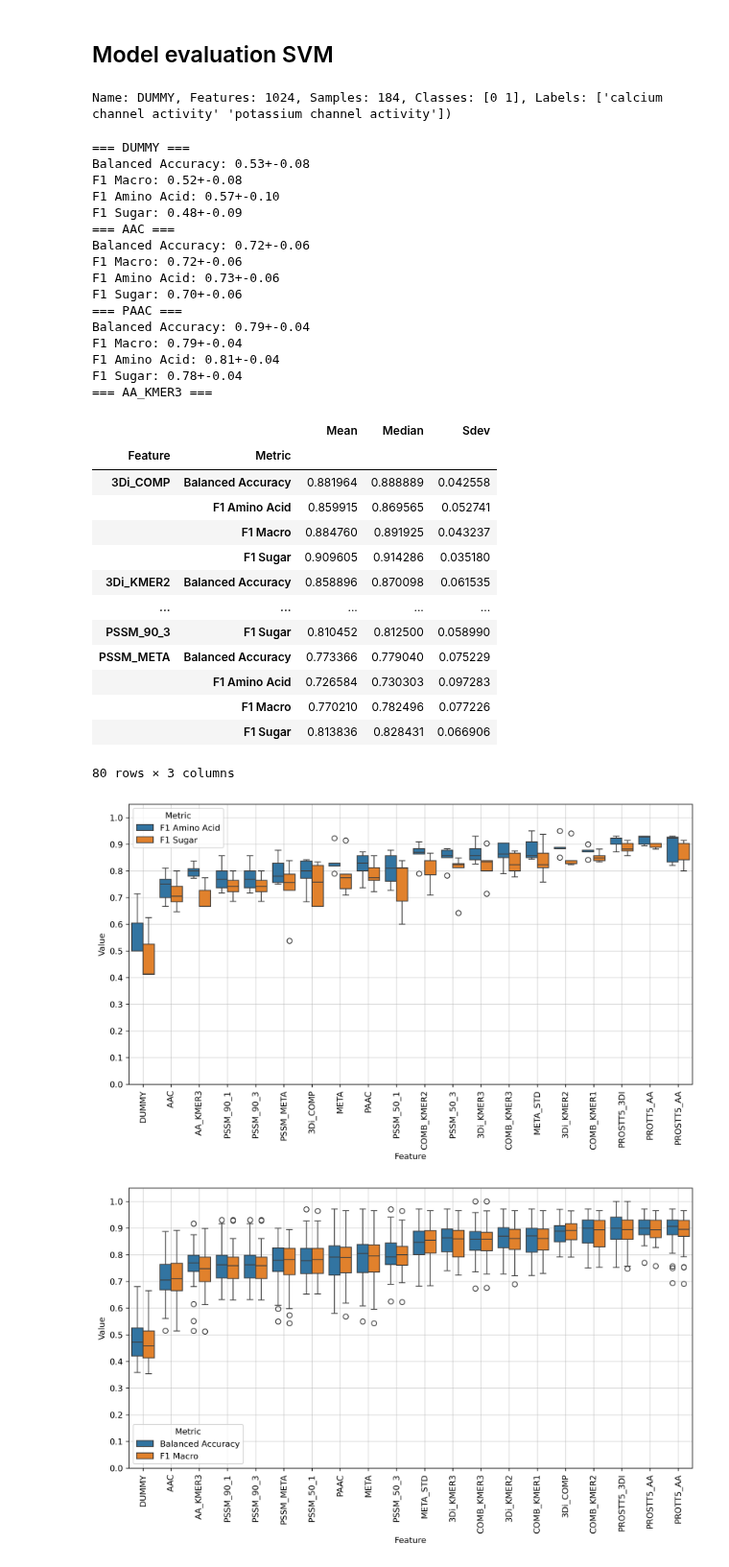
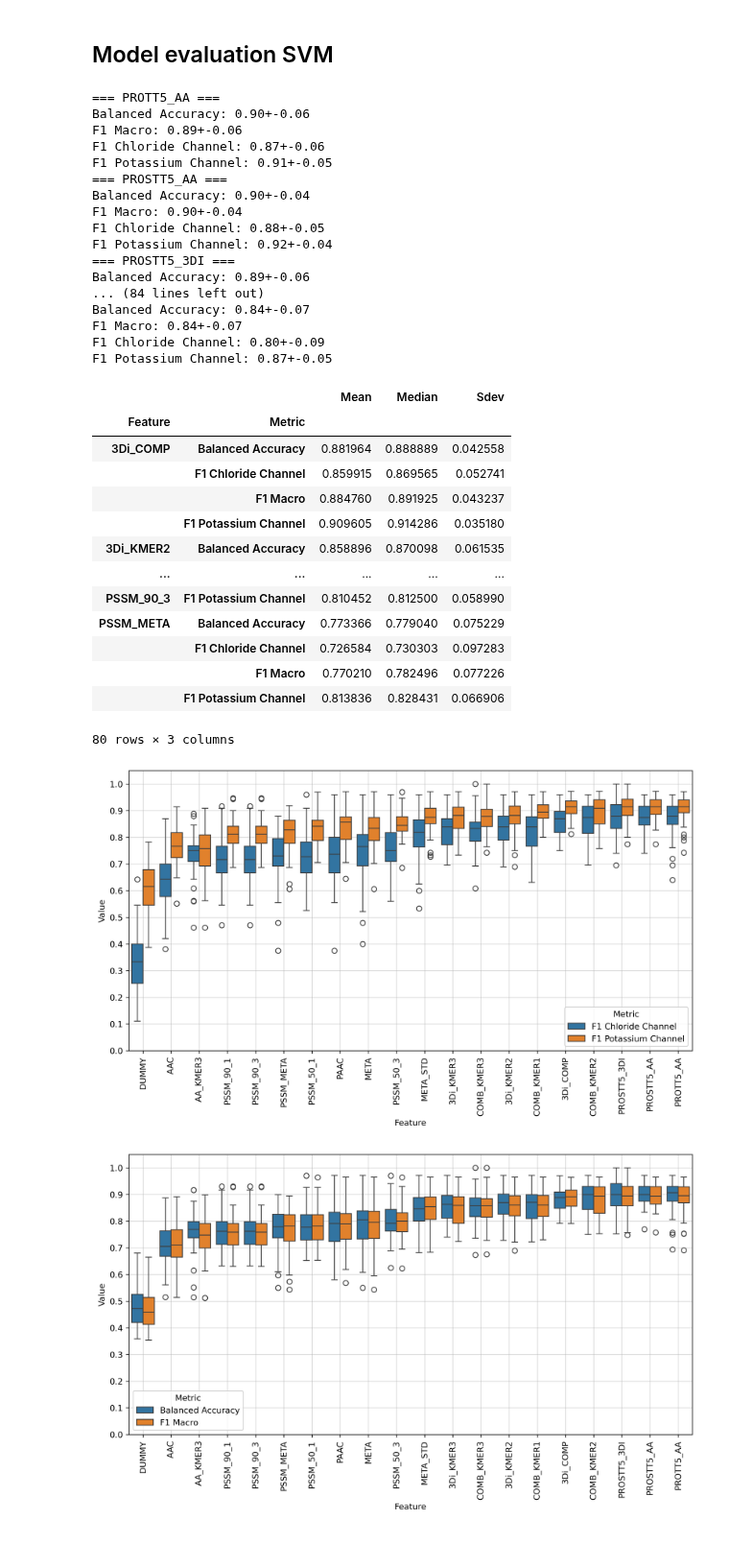
Before and after one commit to adenger/subpred_dl, a Jupyter notebook: notebooks/svm_human_chloridepotassium.ipynb, the cells around one changed output. Shown at 96% size. Drawn from its saved outputs; the diff is of its cells as text; code cells hidden in the pictures.

```diff
--- a/notebooks/svm_human_chloridepotassium.ipynb
+++ b/notebooks/svm_human_chloridepotassium.ipynb
@@ -203,10 +193,10 @@ outlier_check(dataset_full=dataset_organism,ml_datasets=ml_datasets, threshold=0
 | Uniprot |  |  |  |
 # %% [markdown]
 ## Model evaluation SVM
-# %%
-ml_datasets[0]
-# %% [output]
-Name: DUMMY, Features: 1024, Samples: 184, Classes: [0 1], Labels: ['calcium channel activity' 'potassium channel activity'])
+# %%
+ml_datasets = [ml_dataset for ml_dataset in ml_datasets if "T5" in ml_dataset.name] + [
+    ml_dataset for ml_dataset in ml_datasets if "T5" not in ml_dataset.name
+]
 # %%
 from subpred.evaluation import get_svm_results, plot_results_long, summarize_results_long
 from sklearn.metrics import f1_score, make_scorer
@@ -234,48 +224,49 @@ df_results_long = get_svm_results(
     scoring_outer=scoring_outer,
 )
 # %% [output]
-=== DUMMY ===
-Balanced Accuracy: 0.53+-0.08
-F1 Macro: 0.52+-0.08
-F1 Amino Acid: 0.57+-0.10
-F1 Sugar: 0.48+-0.09
-=== AAC ===
-Balanced Accuracy: 0.72+-0.06
-F1 Macro: 0.72+-0.06
-F1 Amino Acid: 0.73+-0.06
-F1 Sugar: 0.70+-0.06
-=== PAAC ===
-Balanced Accuracy: 0.79+-0.04
-F1 Macro: 0.79+-0.04
-F1 Amino Acid: 0.81+-0.04
-F1 Sugar: 0.78+-0.04
-=== AA_KMER3 ===
+=== PROTT5_AA ===
+Balanced Accuracy: 0.90+-0.06
+F1 Macro: 0.89+-0.06
+F1 Chloride Channel: 0.87+-0.06
+F1 Potassium Channel: 0.91+-0.05
+=== PROSTT5_AA ===
+Balanced Accuracy: 0.90+-0.04
+F1 Macro: 0.90+-0.04
+F1 Chloride Channel: 0.88+-0.05
+F1 Potassium Channel: 0.92+-0.04
+=== PROSTT5_3DI ===
+Balanced Accuracy: 0.89+-0.06
+... (84 lines left out)
+Balanced Accuracy: 0.84+-0.07
+F1 Macro: 0.84+-0.07
+F1 Chloride Channel: 0.80+-0.09
+F1 Potassium Channel: 0.87+-0.05
 # %%
 summarize_results_long(df_results_long=df_results_long)
 # %% [output]
 |  |  | Mean | Median | Sdev |
 | Feature | Metric |  |  |  |
 | 3Di_COMP | Balanced Accuracy | 0.881964 | 0.888889 | 0.042558 |
-|  | F1 Amino Acid | 0.859915 | 0.869565 | 0.052741 |
+|  | F1 Chloride Channel | 0.859915 | 0.869565 | 0.052741 |
 |  | F1 Macro | 0.884760 | 0.891925 | 0.043237 |
-|  | F1 Sugar | 0.909605 | 0.914286 | 0.035180 |
+|  | F1 Potassium Channel | 0.909605 | 0.914286 | 0.035180 |
 | 3Di_KMER2 | Balanced Accuracy | 0.858896 | 0.870098 | 0.061535 |
 | ... | ... | ... | ... | ... |
-| PSSM_90_3 | F1 Sugar | 0.810452 | 0.812500 | 0.058990 |
+| PSSM_90_3 | F1 Potassium Channel | 0.810452 | 0.812500 | 0.058990 |
 | PSSM_META | Balanced Accuracy | 0.773366 | 0.779040 | 0.075229 |
-|  | F1 Amino Acid | 0.726584 | 0.730303 | 0.097283 |
+|  | F1 Chloride Channel | 0.726584 | 0.730303 | 0.097283 |
 |  | F1 Macro | 0.770210 | 0.782496 | 0.077226 |
-|  | F1 Sugar | 0.813836 | 0.828431 | 0.066906 |
+|  | F1 Potassium Channel | 0.813836 | 0.828431 | 0.066906 |
 80 rows × 3 columns
 # %%
 plot_results_long(
     df_results_long=df_results_long,
     output_folder_path=RESULTS_FOLDER,
     test_name=TEST_NAME,
-    metrics_include = ["F1 Amino Acid","F1 Sugar"]
+    metrics_include = ["F1 Chloride Channel","F1 Potassium Channel"]
 )
 # %% [output]
-[figure, old version]
+[figure, new version]
 # %%
 plot_results_long(
     df_results_long=df_results_long,
```
Also changed, not shown: parts of 6 cells of this notebook, 3 other files.
